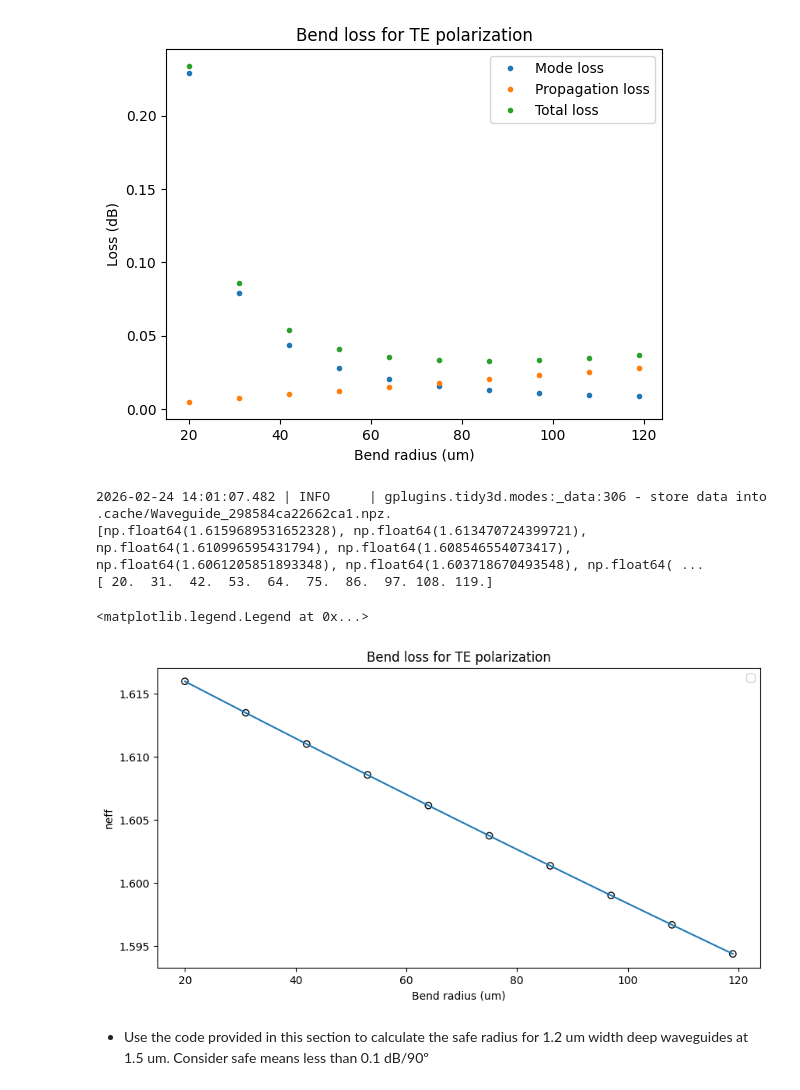
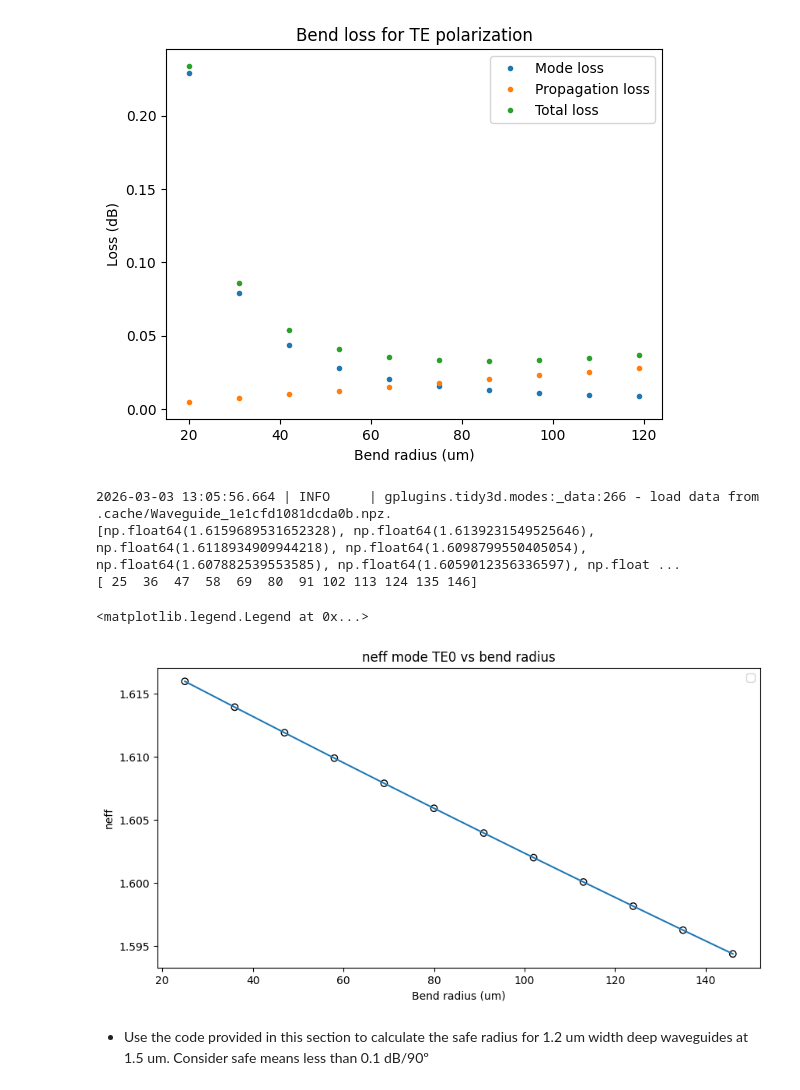
Before and after one commit to ainaperello/cifoin-lab1, a Jupyter notebook: WAVEGUIDES_Student.ipynb, the cells around one changed output. Saved outputs shown, nothing was run; the diff lists cells and outputs as text; code cells hidden in the pictures.

```diff
--- a/WAVEGUIDES_Student.ipynb
+++ b/WAVEGUIDES_Student.ipynb
@@ -579,7 +565,7 @@ Bend waveguide mode differs slightly from the straight waveguide mode, wich yiel
 
 This is already implemented on GDSfactory library:
 # %%
-radii = np.arange(20.0, 120,11)
+radii = np.arange(20, 120,11)
 
 mismatch = gt.modes.sweep_bend_mismatch(bend_1550, radii)
 
@@ -619,7 +605,8 @@ dB_cm = 1.5  # dB/cm Technology loss -
 length = 0.5 * np.pi * radii * 1e-6
 propagation_loss = dB_cm * length * 1e2
 propagation_loss
-wavelength = np.linspace(1500, 1600, 10) * nm
+wavelength = np.linspace(1500, 1600, 12) * nm
+
 
 deep_waveguide = gt.modes.Waveguide(
     wavelength=wavelength,
@@ -627,38 +614,40 @@ deep_waveguide = gt.modes.Waveguide(
     slab_thickness=0.0,
     core_material='sin',
     clad_material='sio2',
     core_thickness=300 * nm,
     num_modes=2,
     cache_path='.cache/',
     precision='double',
     max_grid_scaling=1.2,
     grid_resolution=20,
 )
 
 neff_TE0 = deep_waveguide.n_eff
+radii = np.arange(25, 150,11)
 
 plt.figure(figsize=(10, 5))
-plt.title("neff mode TE0 vs bend radius")
+plt.title("neff mode TE0 vs bend radius" \
+"")
     # It's necessary to 'access' each element on the array
 
 y = []
 
 for arr in neff_TE0:
     y.append(arr[0].real)
 print(y)
 print(radii)
 plt.scatter(radii, y, edgecolors='k', facecolors='none')
 plt.plot(radii, y)
 
 plt.xlabel("Bend radius (um)")
 plt.ylabel("neff")
 plt.legend()
 # %% [output]
-2026-02-24 14:01:07.482 | INFO     | gplugins.tidy3d.modes:_data:306 - store data into .cache/Waveguide_298584ca22662ca1.npz.
-[np.float64(1.6159689531652328), np.float64(1.613470724399721), np.float64(1.610996595431794), np.float64(1.608546554073417), np.float64(1.6061205851893348), np.float64(1.603718670493548), np.float64( ...
-[ 20.  31.  42.  53.  64.  75.  86.  97. 108. 119.]
+2026-03-03 13:05:56.664 | INFO     | gplugins.tidy3d.modes:_data:266 - load data from .cache/Waveguide_1e1cfd1081dcda0b.npz.
+[np.float64(1.6159689531652328), np.float64(1.6139231549525646), np.float64(1.6118934909944218), np.float64(1.6098799550405054), np.float64(1.607882539553585), np.float64(1.6059012356336597), np.float ...
+[ 25  36  47  58  69  80  91 102 113 124 135 146]
 <matplotlib.legend.Legend at 0x...>
-[figure, old version]
+[figure, new version]
 # %% [markdown]
 - Use the code provided in this section to calculate the safe radius for 1.2 um width deep waveguides at 1.5 um. Consider safe means less than 0.1 dB/90º
 # %% [markdown]
```
Also changed, not shown: parts of 13 cells of this notebook.
